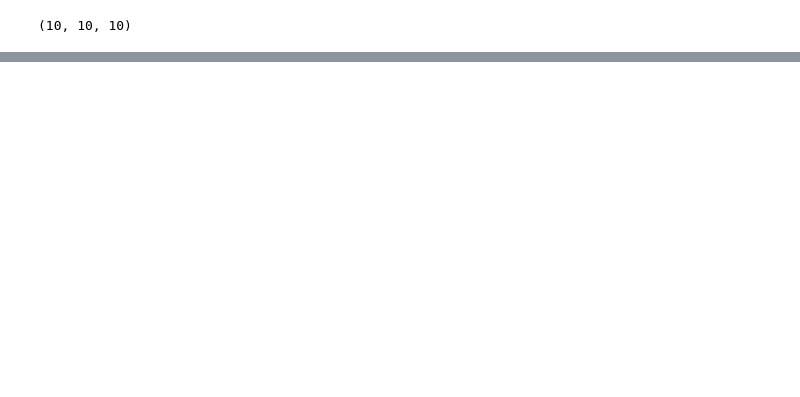
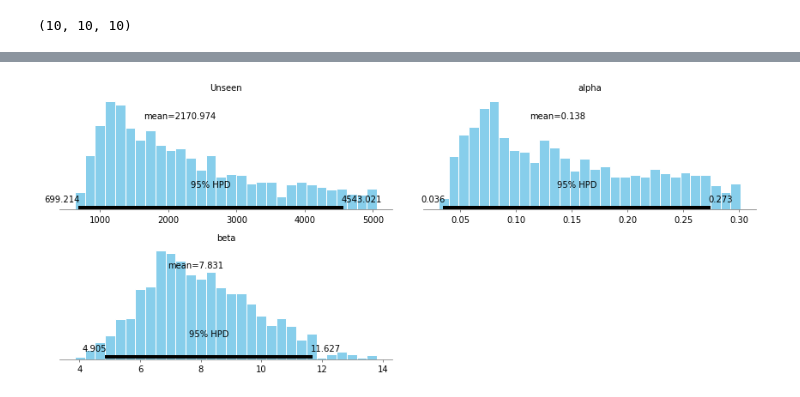
Before and after one commit to dedcode/caprecap, a Jupyter notebook: Capture_History_MultiNomial.ipynb, the cells around one changed output, grey strips where cells are left out. Drawn from its saved outputs; the diff is of its cells as text; code cells hidden in the pictures; blank space fills up the shorter version.

```diff
--- a/Capture_History_MultiNomial.ipynb
+++ b/Capture_History_MultiNomial.ipynb
@@ -204,3 +233,7 @@ IndexError: index 5 is out of bounds for axis 0 with size 5
+# %%
+pm.plot_posterior(posterior, varnames = ['Unseen', 'alpha', 'beta']);
+# %% [output]
+[figure, added]
 # %%
 pm.summary(posterior)
 # %% [output]
```
Also changed, not shown: parts of 12 cells of this notebook, 3 other files.
